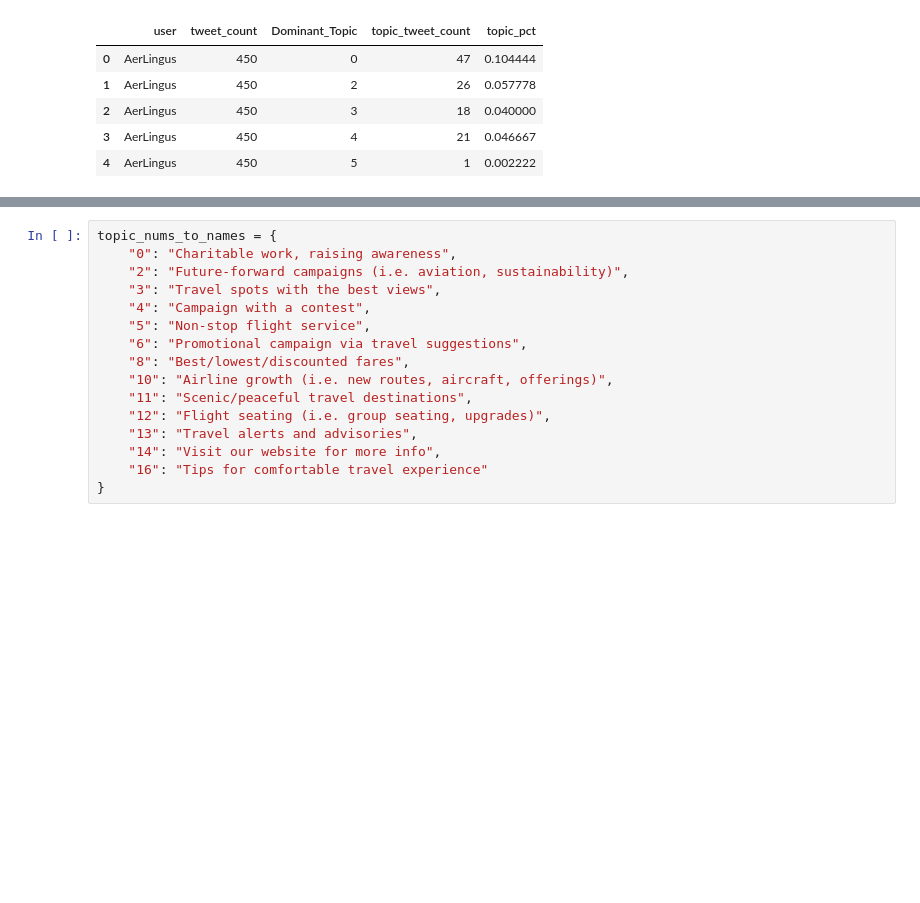
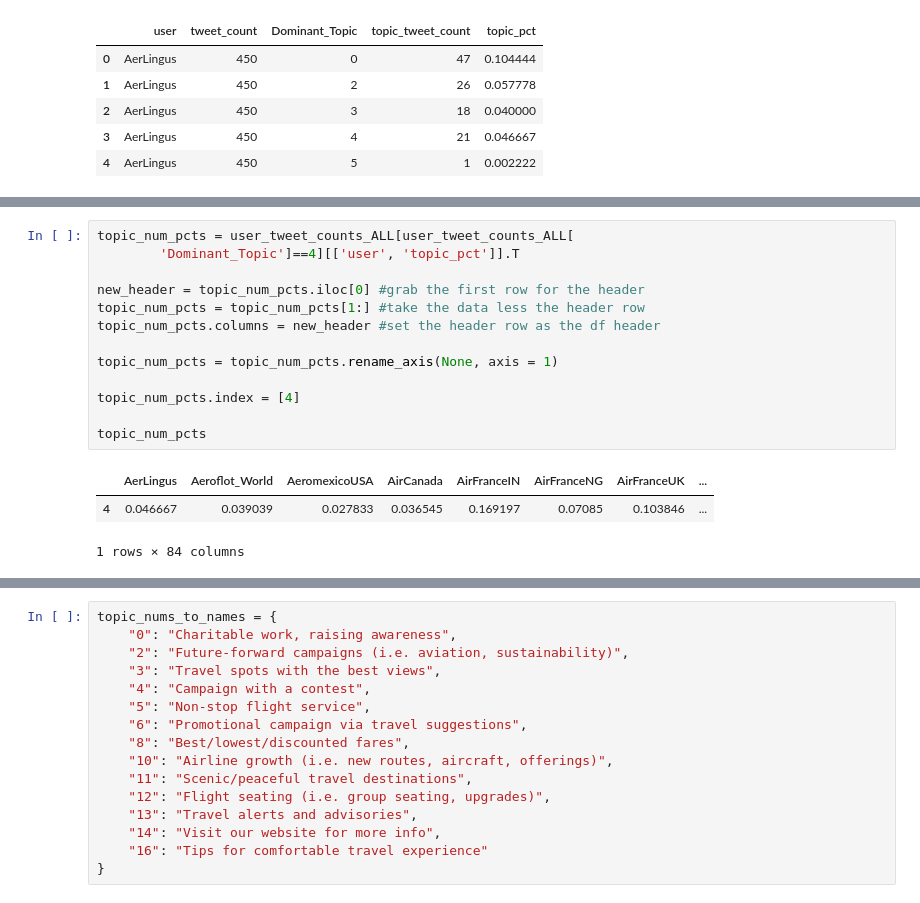
Before and after one commit to Sapphirine/202212-34-airline-topic-modeling, a Jupyter notebook: 3-clean_tweets.ipynb, the cells around one changed output, grey strips where cells are left out. Drawn from its saved outputs; the diff is of its cells as text; blank space fills up the shorter version.

```diff
--- a/3-clean_tweets.ipynb
+++ b/3-clean_tweets.ipynb
@@ -935,3 +1005,20 @@ user_tweet_counts_ALL.head(5)
+# %%
+topic_num_pcts = user_tweet_counts_ALL[user_tweet_counts_ALL[
+        'Dominant_Topic']==4][['user', 'topic_pct']].T
+
+new_header = topic_num_pcts.iloc[0] #grab the first row for the header
+topic_num_pcts = topic_num_pcts[1:] #take the data less the header row
+topic_num_pcts.columns = new_header #set the header row as the df header
+
+topic_num_pcts = topic_num_pcts.rename_axis(None, axis = 1)
+
+topic_num_pcts.index = [4]
+
+topic_num_pcts
+# %% [output]
+|  | AerLingus | Aeroflot_World | AeromexicoUSA | AirCanada | AirFranceIN | AirFranceNG | AirFranceUK | ... |
+| 4 | 0.046667 | 0.039039 | 0.027833 | 0.036545 | 0.169197 | 0.07085 | 0.103846 | ... |
+1 rows × 84 columns
 # %%
 all_airlines = user_tweet_counts['user'].tolist()
 # all_columns = ['topic_num'] + all_airlines
```
Also changed, not shown: parts of 22 cells of this notebook, 3 other files.
